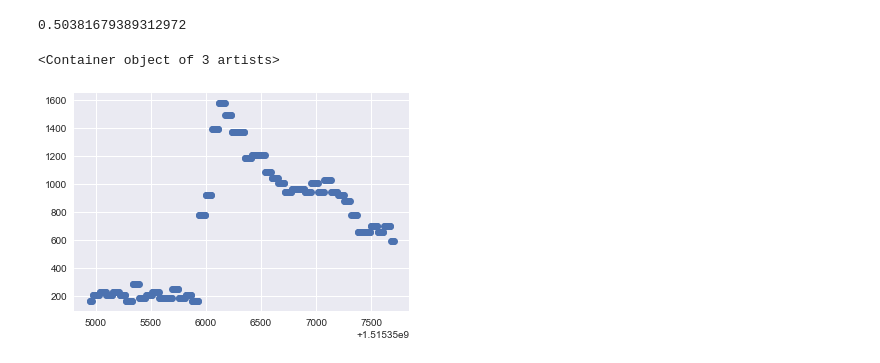
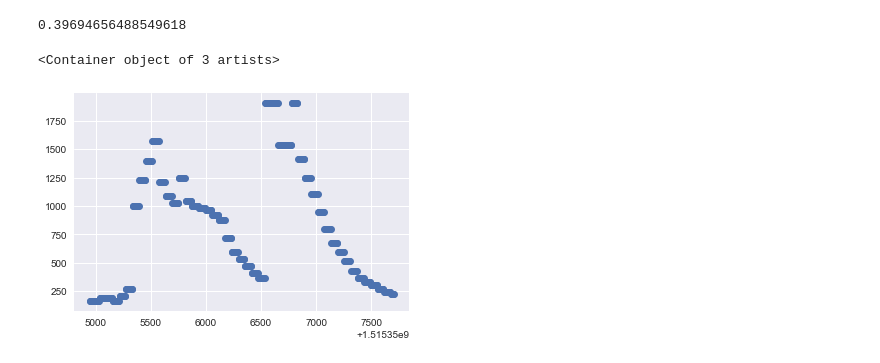
Before and after one commit to daaseucvmware/radio2018, a Jupyter notebook: notebooks/Read data for Radio.ipynb, the cells around one changed output. Drawn from its saved outputs; the diff is of its cells as text; code cells hidden in the pictures.

```diff
--- a/notebooks/Read data for Radio.ipynb
+++ b/notebooks/Read data for Radio.ipynb
@@ -29,6 +31,8 @@ from sklearn import metrics
 
 X = []
 y = []
+skipLimit = 1000
+skipCounter = 1
 for k in X_mem:
     X.append([k])
     y.append(X_mem[k])
@@ -39,18 +43,18 @@ clf.fit(Xtrain, ytrain)
 ypred = clf.predict(Xtest)
 metrics.accuracy_score(ypred, ytest)
 # %% [output]
-0.50381679389312972
+0.39694656488549618
 # %%
 %matplotlib inline
 import numpy as np
 import matplotlib.pyplot as plt
 from scipy import stats
 
 # use seaborn plotting defaults
 import seaborn as sns; sns.set()
 from fig_code import visualize_tree, plot_tree_interactive
 
-plt.errorbar(X_mem.keys(), y, 0.3, fmt='o')
+plt.errorbar(X_mem.keys(), X_mem.values(), 0.3, fmt='o')
 # %% [output]
 <Container object of 3 artists>
-[figure, old version]
+[figure, new version]
```
Also changed, not shown: parts of 1 cell of this notebook, 3 other files.
